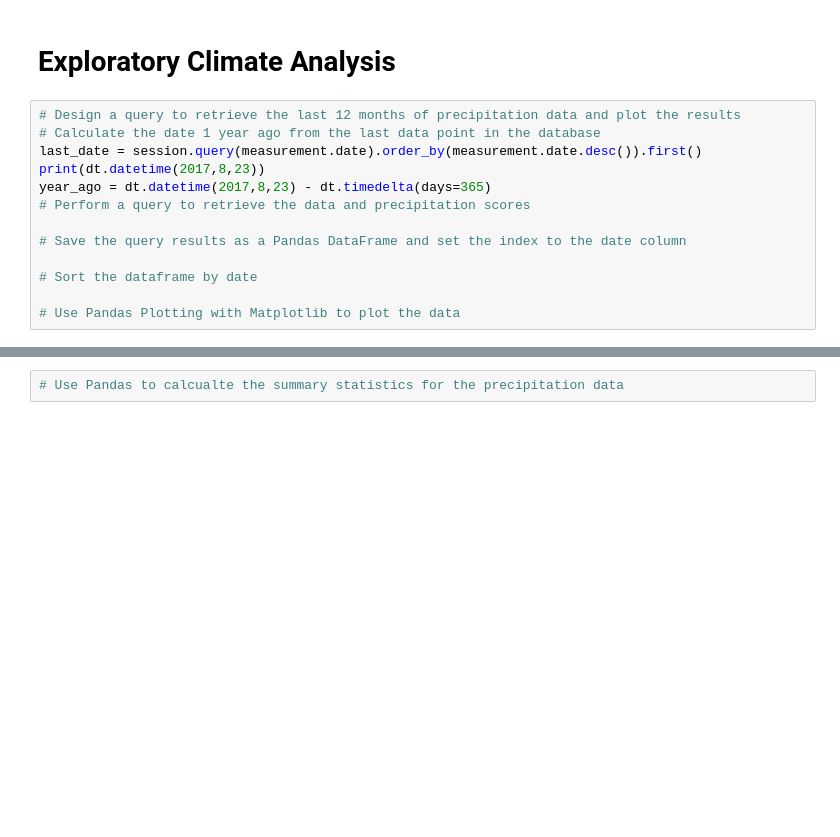
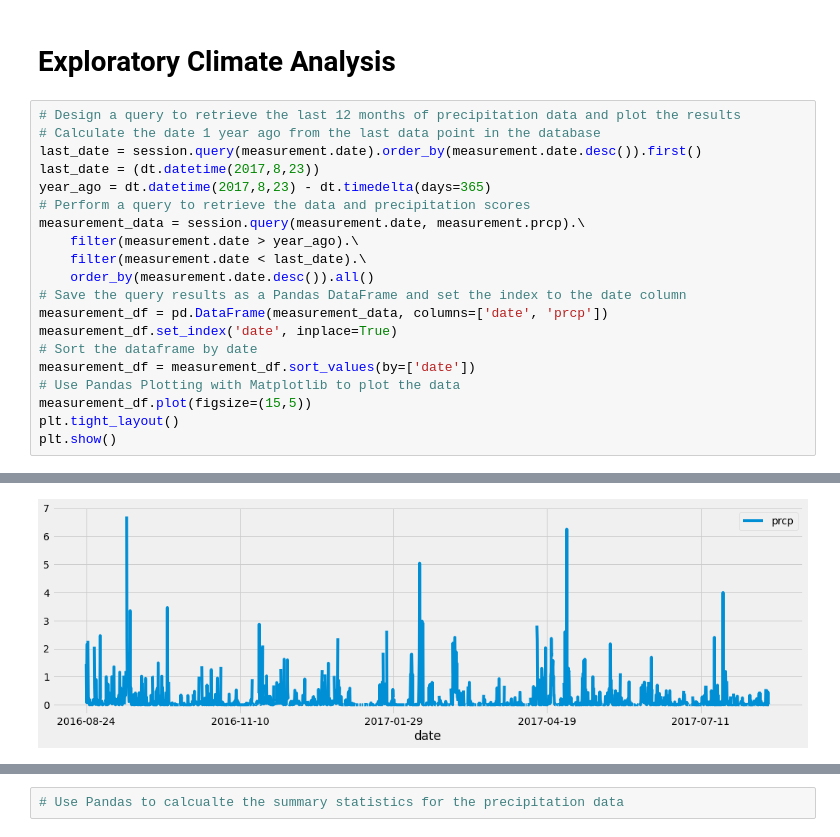
Before and after one commit to JDICKENSON91/sqlalchemy-challenge, a Jupyter notebook: climate_starter.ipynb, the cells around one changed output, grey strips where cells are left out. Cells and saved outputs as stored; diff of their text form; blank space fills up the shorter version.

```diff
--- a/climate_starter.ipynb
+++ b/climate_starter.ipynb
@@ -43,13 +43,20 @@ session = Session(engine)
 # Design a query to retrieve the last 12 months of precipitation data and plot the results
 # Calculate the date 1 year ago from the last data point in the database
 last_date = session.query(measurement.date).order_by(measurement.date.desc()).first()
-print(dt.datetime(2017,8,23))
+last_date = (dt.datetime(2017,8,23))
 year_ago = dt.datetime(2017,8,23) - dt.timedelta(days=365)
 # Perform a query to retrieve the data and precipitation scores
-
+measurement_data = session.query(measurement.date, measurement.prcp).\
+    filter(measurement.date > year_ago).\
+    filter(measurement.date < last_date).\
+    order_by(measurement.date.desc()).all()
 # Save the query results as a Pandas DataFrame and set the index to the date column
-
+measurement_df = pd.DataFrame(measurement_data, columns=['date', 'prcp'])
+measurement_df.set_index('date', inplace=True)
 # Sort the dataframe by date
-
+measurement_df = measurement_df.sort_values(by=['date'])
 # Use Pandas Plotting with Matplotlib to plot the data
+measurement_df.plot(figsize=(15,5))
+plt.tight_layout()
+plt.show()
 # %% [output]
@@ -56,0 +63 @@ year_ago = dt.datetime(2017,8,23) - dt.timedelta(days=365)
+[figure, added]
```
Also changed, not shown: parts of 3 cells of this notebook.
